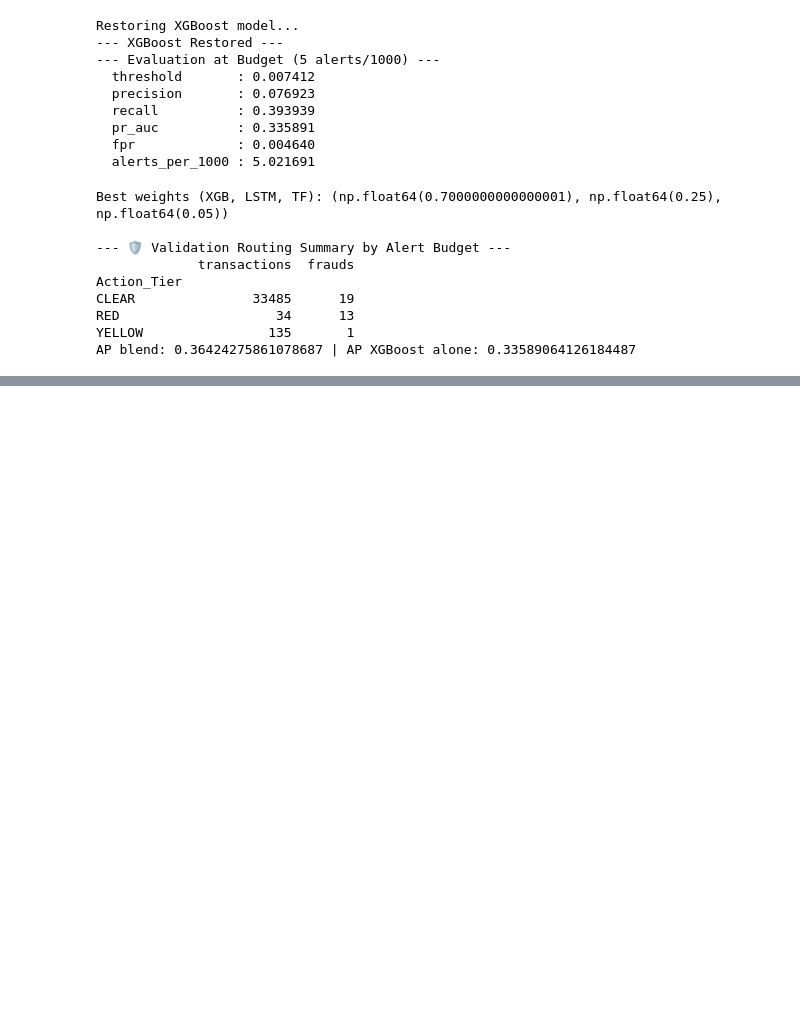
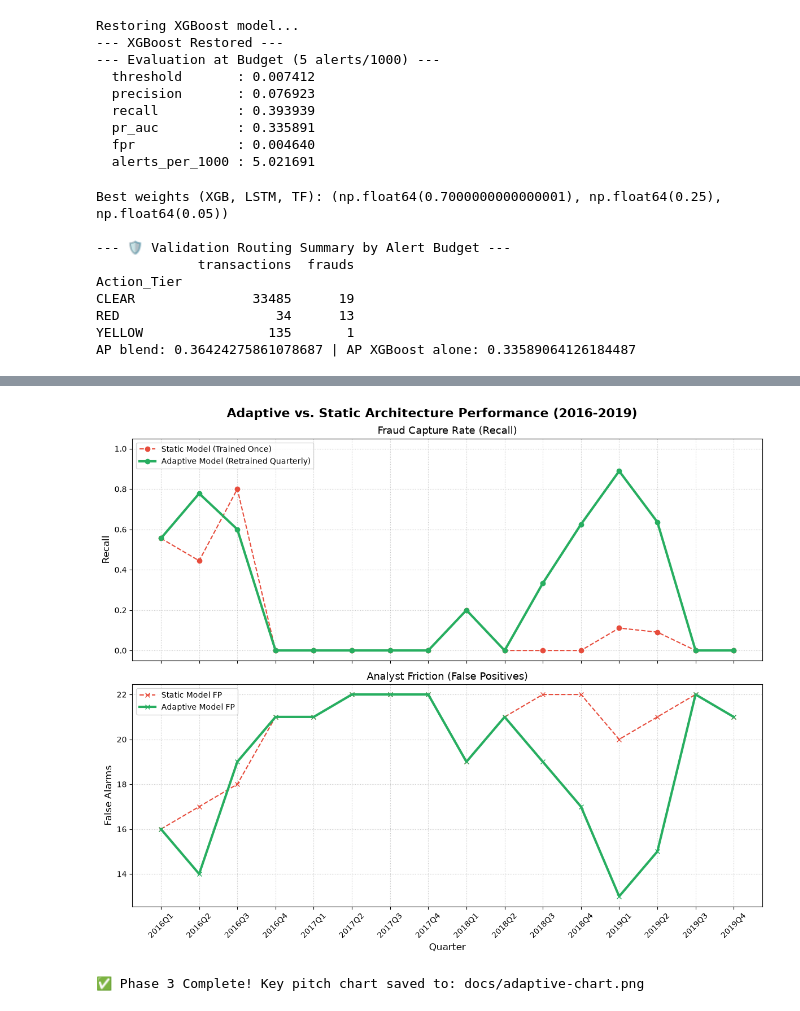
Before and after one commit to Baizas/Viadrina_IBM-Z-Datathon-2026-Project, a Jupyter notebook: Viadrina_Fraud_Detector.ipynb, the cells around one changed output, grey strips where cells are left out. Cells and saved outputs as stored; diff of their text form; code cells hidden in the pictures; blank space fills up the shorter version.

Commit message:
Completed Phase 3: Hybrid Reason Codes, Granite LLM explanations, and Stream Replay chart

```diff
--- a/Viadrina_Fraud_Detector.ipynb
+++ b/Viadrina_Fraud_Detector.ipynb
@@ -466,0 +746,42 @@ AP blend: 0.36424275861078687 | AP XGBoost alone: 0.33589064126184487
+# %%
+import matplotlib.pyplot as plt
+import os
+
+# 1. Ensure the required docs directory exists
+os.makedirs('docs', exist_ok=True)
+
+# 2. Set up the figure with two subplots (Recall on top, False Alarms on bottom)
+fig, (ax1, ax2) = plt.subplots(2, 1, figsize=(12, 10), sharex=True)
+fig.suptitle('Adaptive vs. Static Architecture Performance (2016-2019)', fontsize=16, fontweight='bold', y=0.98)
+
+# 3. Plot Recall (Higher is better)
+ax1.plot(replay_df['Quarter'], replay_df['Static_Recall'], marker='o', linestyle='--', color='#e74c3c', label='Static Model (Trained Once)')
+ax1.plot(replay_df['Quarter'], replay_df['Adaptive_Recall'], marker='o', linestyle='-', color='#27ae60', linewidth=3, label='Adaptive Model (Retrained Quarterly)')
+ax1.set_title('Fraud Capture Rate (Recall)', fontsize=13)
+ax1.set_ylabel('Recall', fontsize=12)
+ax1.set_ylim(-0.05, 1.05)
+ax1.grid(True, linestyle=':', alpha=0.7)
+ax1.legend(loc='upper left')
+
+# 4. Plot False Alarms (Lower is better)
+ax2.plot(replay_df['Quarter'], replay_df['Static_FP'], marker='x', linestyle='--', color='#e74c3c', label='Static Model FP')
+ax2.plot(replay_df['Quarter'], replay_df['Adaptive_FP'], marker='x', linestyle='-', color='#27ae60', linewidth=3, label='Adaptive Model FP')
+ax2.set_title('Analyst Friction (False Positives)', fontsize=13)
+ax2.set_ylabel('False Alarms', fontsize=12)
+ax2.set_xlabel('Quarter', fontsize=12)
+ax2.grid(True, linestyle=':', alpha=0.7)
+ax2.legend(loc='upper left')
+
+# 5. Formatting
+plt.xticks(rotation=45)
+plt.tight_layout()
+
+# 6. Save directly to the required datathon path
+chart_path = 'docs/adaptive-chart.png'
+plt.savefig(chart_path, dpi=300, bbox_inches='tight')
+plt.show()
+
+print(f"✅ Phase 3 Complete! Key pitch chart saved to: {chart_path}")
+# %% [output]
+[figure, added]
+✅ Phase 3 Complete! Key pitch chart saved to: docs/adaptive-chart.png
```
Also changed, not shown: parts of 7 cells of this notebook, 1 other file.
